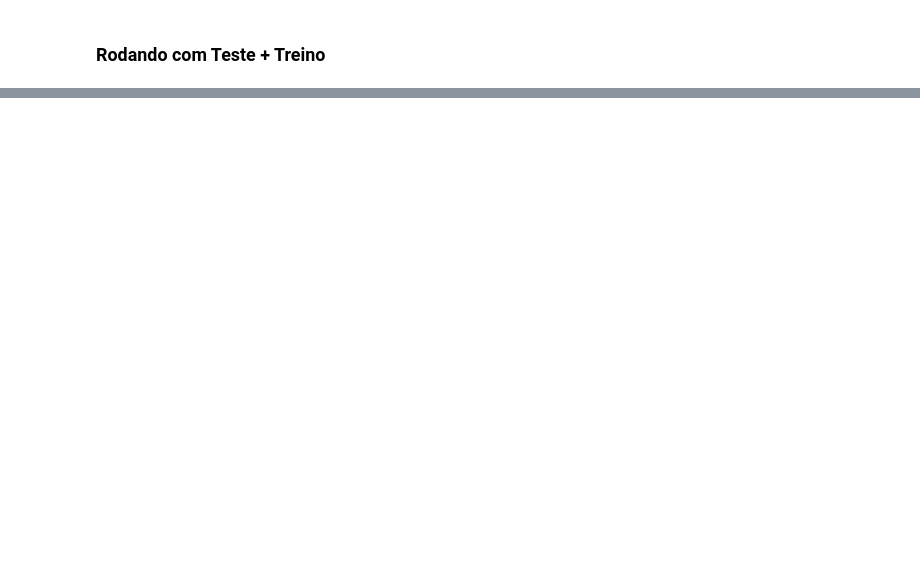
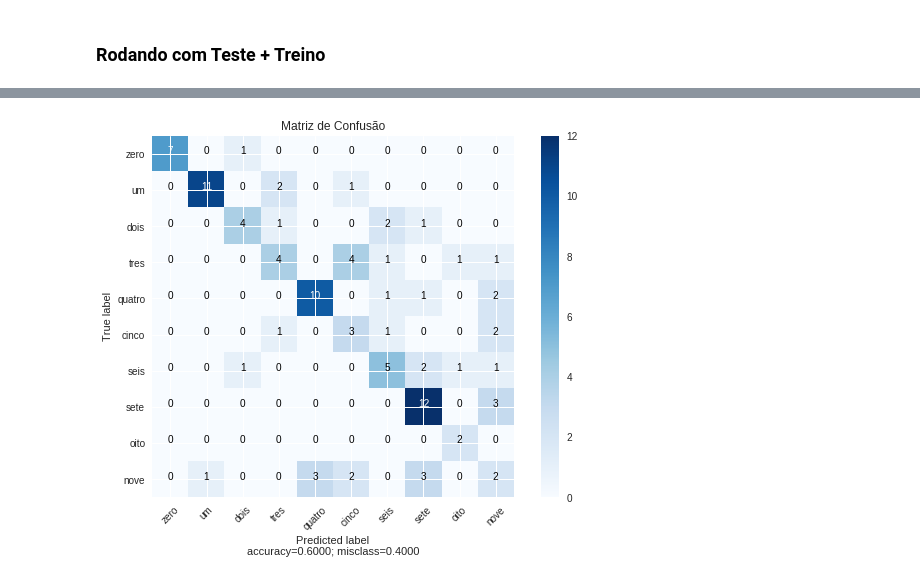
Before and after one commit to FernandaSzAdr/Redes-Neurais--UFRPE-2019.1, a Jupyter notebook: SOM - Self Organising Map/codigos/Self_Organising_Map.ipynb, the cells around one changed output, grey strips where cells are left out. Saved outputs shown, nothing was run; the diff lists cells and outputs as text; code cells hidden in the pictures; blank space fills up the shorter version.

```diff
--- a/SOM - Self Organising Map/codigos/Self_Organising_Map.ipynb
+++ b/SOM - Self Organising Map/codigos/Self_Organising_Map.ipynb
@@ -533,0 +537,11 @@ plt.show()
+# %%
+y_test_non_category = [ np.argmax(t) for t in y_test ]
+y_predict_non_category = [ np.argmax(t) for t in y_test_pred ]
+# %%
+classes = ['zero', 'um', 'dois', 'tres', 'quatro', 'cinco', 'seis', 'sete', 'oito', 'nove']
+# %%
+cm =confusion_matrix(y_test_non_category, y_predict_non_category)
+# %%
+plot_confusion_matrix_dois(cm, normalize=False, target_names=classes, title="Matriz de Confusão")
+# %% [output]
+[figure, added]
```
Also changed, not shown: parts of 23 cells of this notebook.
